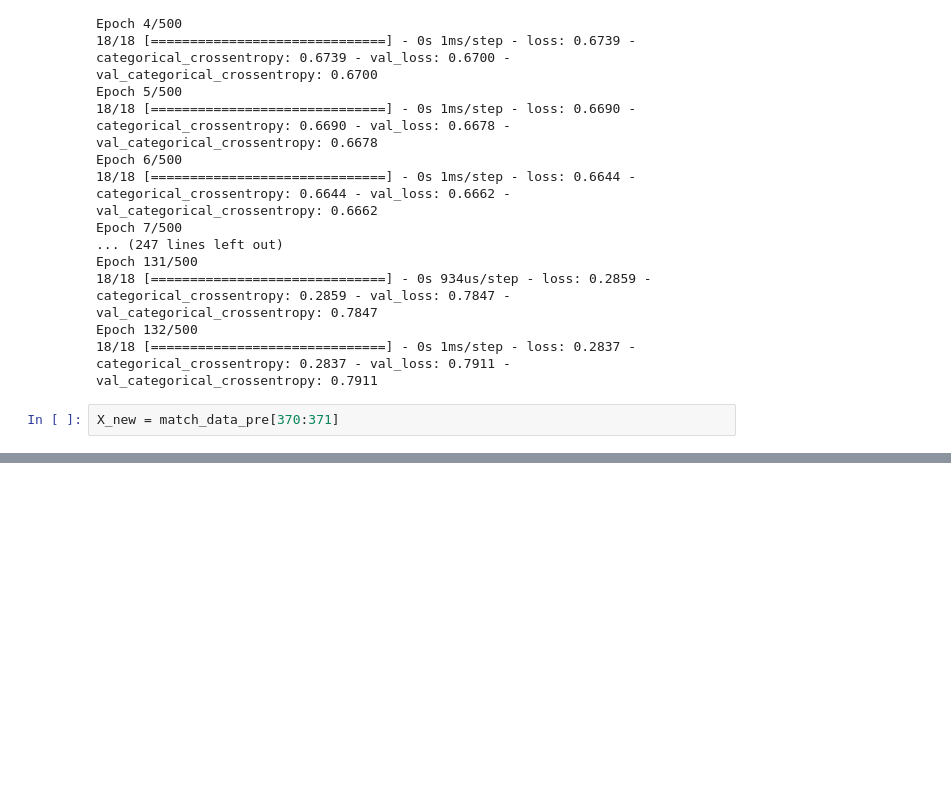
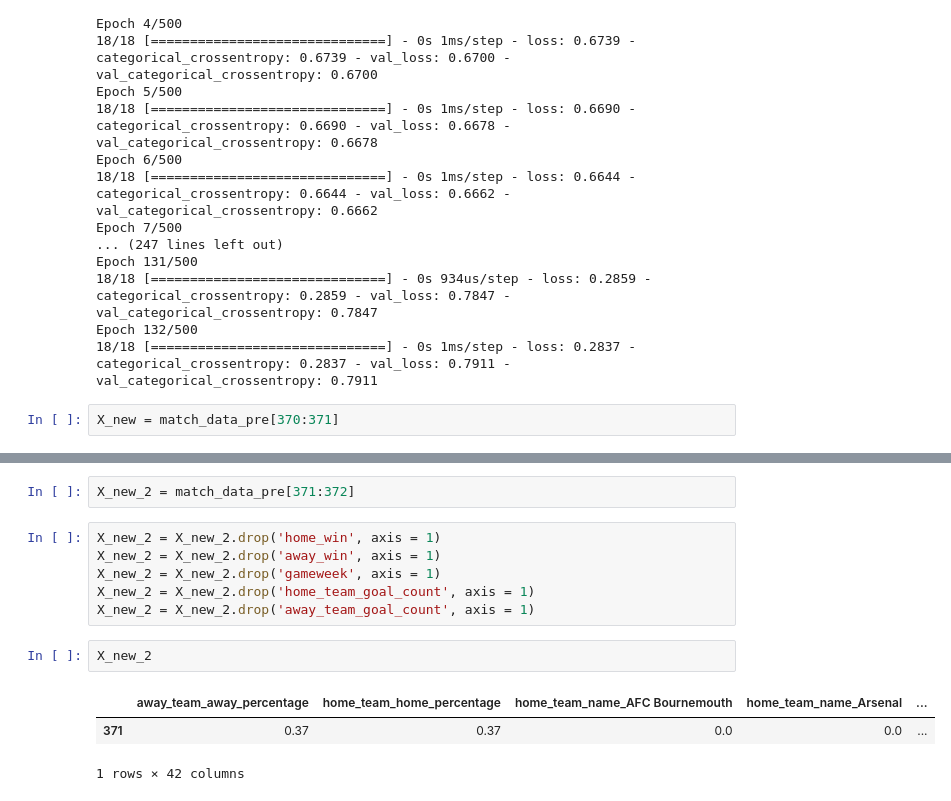
Before and after one commit to juleslockey03/PL_AI, a Jupyter notebook: DB_processing.ipynb, the cells around one changed output, grey strips where cells are left out. Cells and saved outputs as stored; diff of their text form; blank space fills up the shorter version.

```diff
--- a/DB_processing.ipynb
+++ b/DB_processing.ipynb
@@ -344,0 +357,14 @@ ValueError: in user code:
+# %%
+X_new_2 = match_data_pre[371:372]
+# %%
+X_new_2 = X_new_2.drop('home_win', axis = 1)
+X_new_2 = X_new_2.drop('away_win', axis = 1)
+X_new_2 = X_new_2.drop('gameweek', axis = 1)
+X_new_2 = X_new_2.drop('home_team_goal_count', axis = 1)
+X_new_2 = X_new_2.drop('away_team_goal_count', axis = 1)
+# %%
+X_new_2
+# %% [output]
+|  | away_team_away_percentage | home_team_home_percentage | home_team_name_AFC Bournemouth | home_team_name_Arsenal | ... |
+| 371 | 0.37 | 0.37 | 0.0 | 0.0 | ... |
+1 rows × 42 columns
```
Also changed, not shown: parts of 6 cells of this notebook.
